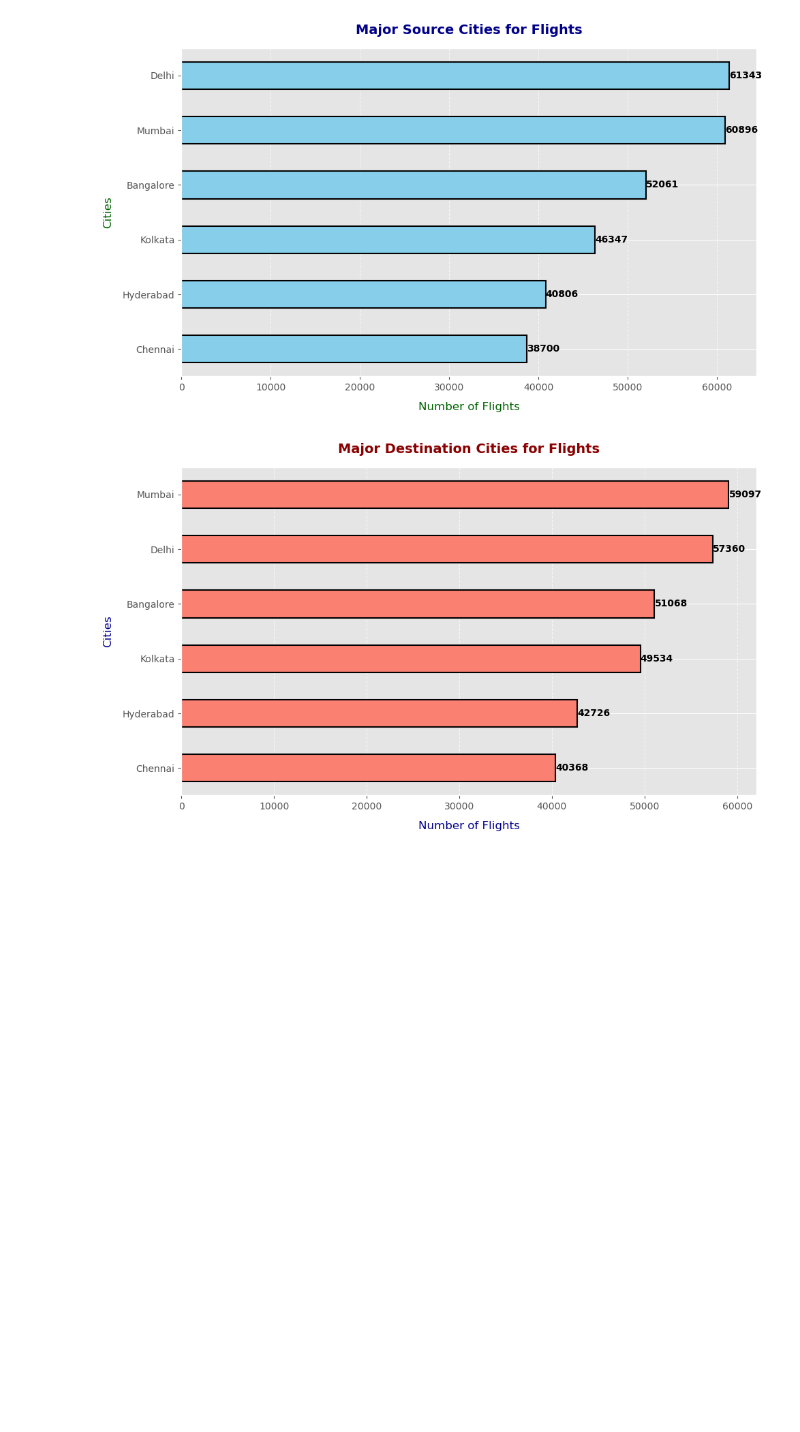
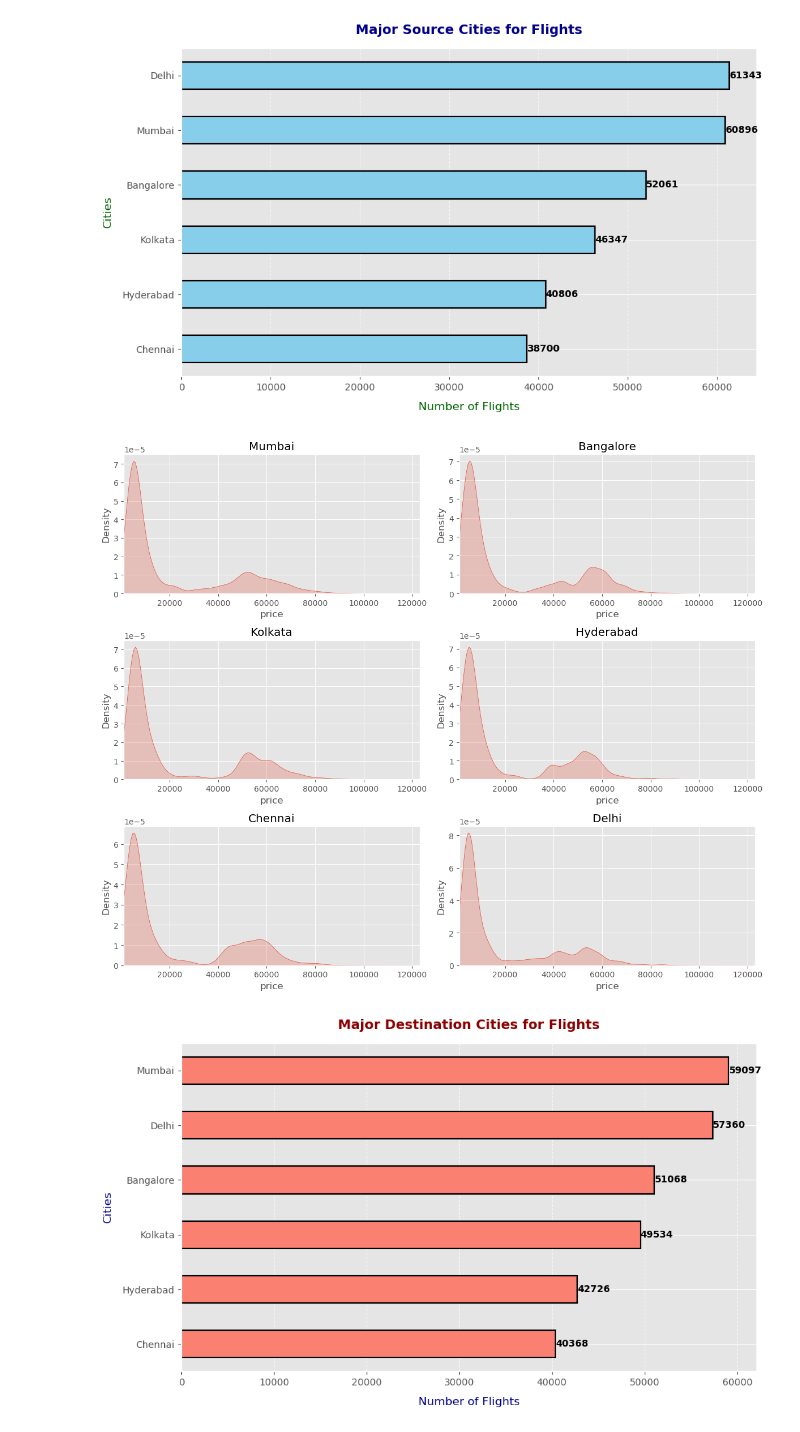
Before and after one commit to vatsal-afk/automobile-eda, a Jupyter notebook: visualization.ipynb, the cells around one changed output. Drawn from its saved outputs; the diff is of its cells as text; code cells hidden in the pictures; blank space fills up the shorter version.

```diff
--- a/visualization.ipynb
+++ b/visualization.ipynb
@@ -65,6 +65,19 @@ plt.tight_layout()
 plt.show()
 # %% [output]
 [figure]
+# %%
+fig, axes = plt.subplots(3,2, figsize=(12,10))
+
+destination_cities = df['destination_city'].unique()
+for i, city in enumerate(destination_cities):
+    city_df = df[df['destination_city'] == city]
+    sns.kdeplot(data=city_df, x='price',fill=True, ax=axes[i//2][i%2])
+    axes[i//2][i%2].set_xlim(price_range)
+    axes[i//2][i%2].set_title(city)
+
+plt.tight_layout()
+# %% [output]
+[figure, added]
 # %%
 plt.figure(figsize=(10, 6))
 ax = df['destination_city'].value_counts(ascending=True) \
```
Also changed, not shown: parts of 3 cells of this notebook.
